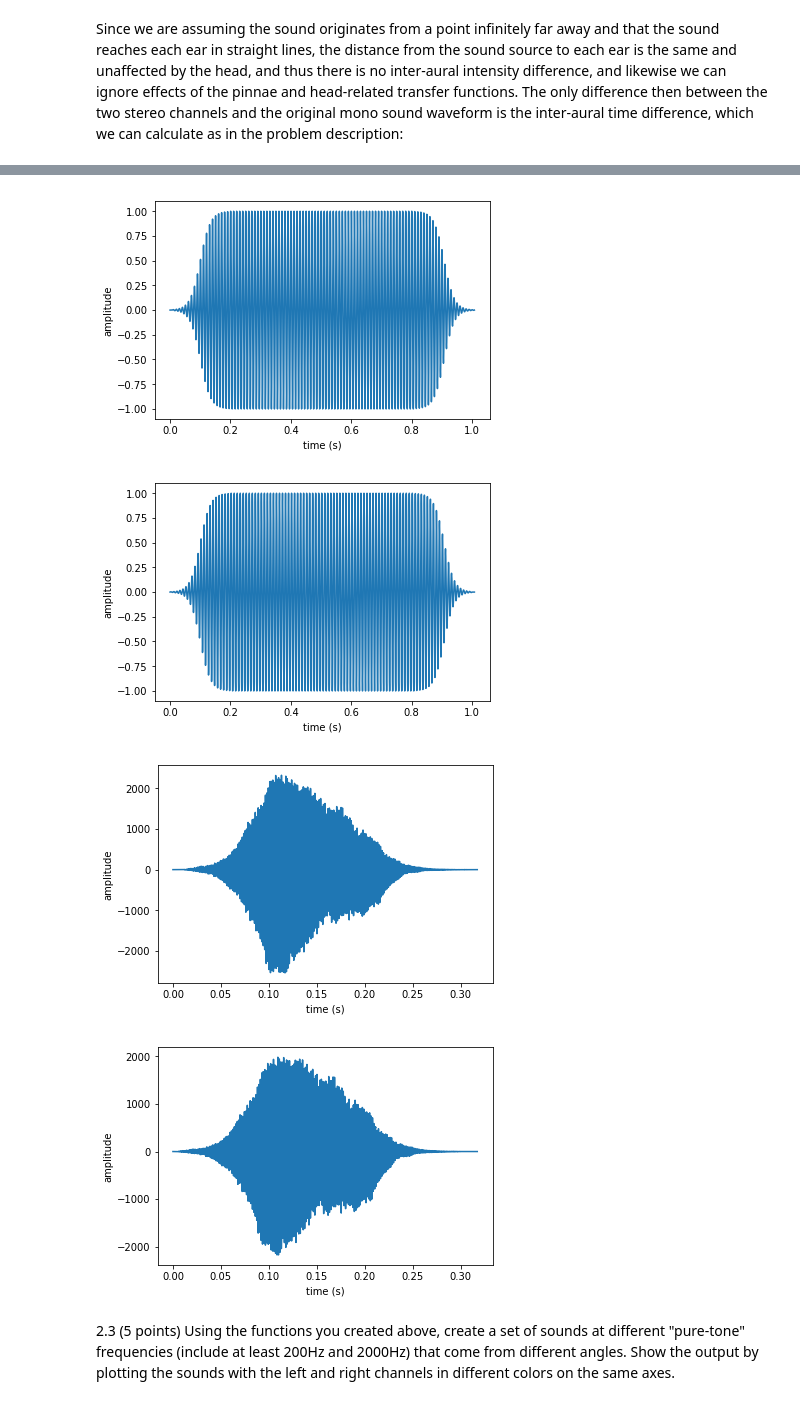
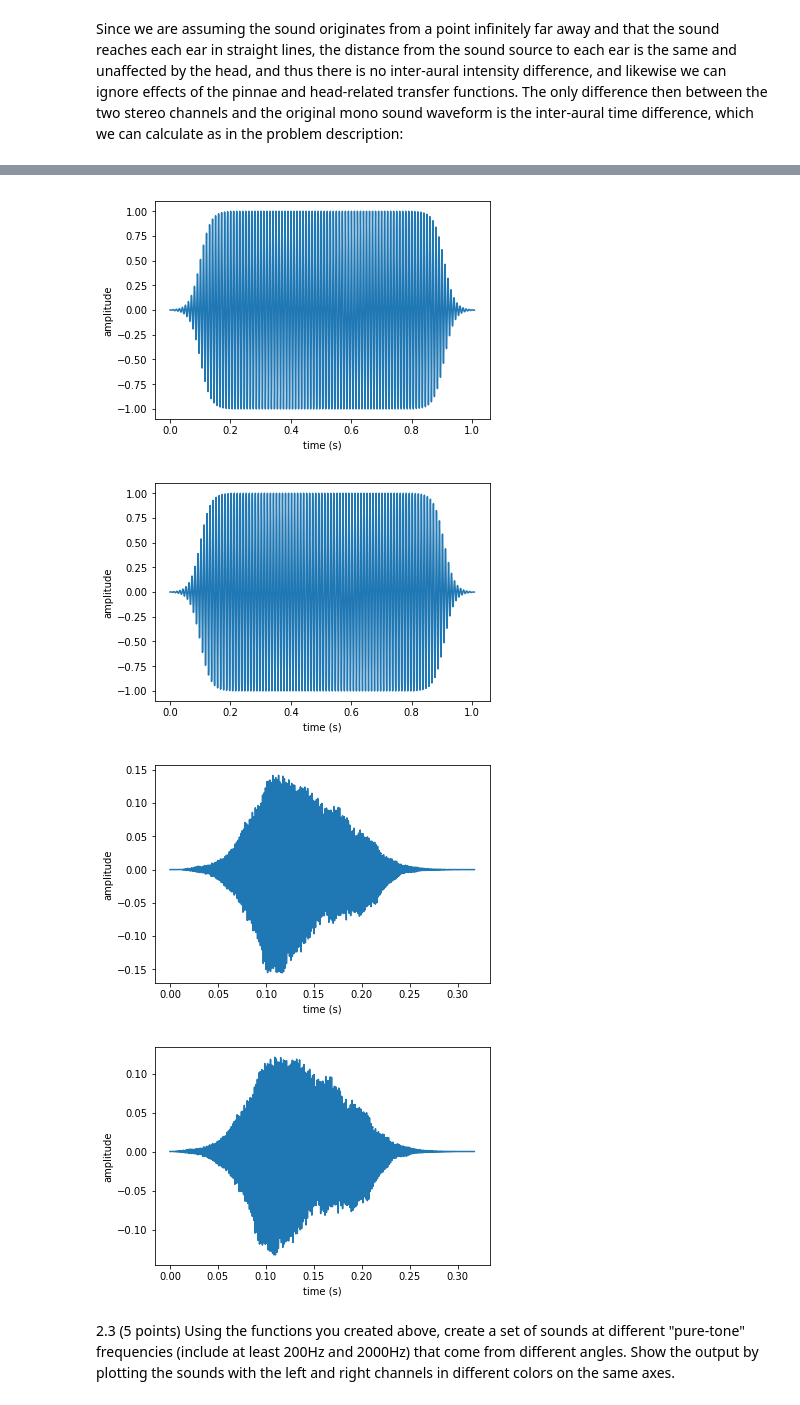
Before and after one commit to brennanmcfarland/computational-perception-class, a Jupyter notebook: CP-A3-bfm21.ipynb, the cells around one changed output, grey strips where cells are left out. Saved outputs shown, nothing was run; the diff lists cells and outputs as text; code cells hidden in the pictures.

```diff
--- a/CP-A3-bfm21.ipynb
+++ b/CP-A3-bfm21.ipynb
@@ -179,9 +176,6 @@ def stereo_and_ramp(wave, angle, srate, ramp_len, print_itd=False):
     stereo_sound[:, 0], stereo_sound[:, 1] = channel_1, channel_2
     return stereo_sound, channel_1, channel_2
 # %%
-# TODO: make this modifiable with the interactive library? may also want to make this a loop with lambdas
-angle = -45
-
 # convenience class to make it easier to iteratively test each case
 class SoundWave:
     def __init__(self, domain, codomain, srate):
@@ -190,27 +184,34 @@ class SoundWave:
         self.srate = srate
 
 
-# demonstrate with sine wave
-sine_srate = 44100
-sine_domain, sine_codomain = sine_wave(freq=100, secs=1, srate=sine_srate, return_domain=True)
-sine_sound_wave = SoundWave(sine_domain, sine_codomain, sine_srate)
+# gets a sine wave and real sound wave as example sounds
+def get_example_sounds():
+    # demonstrate with sine wave
+    sine_srate = 44100
+    sine_domain, sine_codomain = sine_wave(freq=100, secs=1, srate=sine_srate, return_domain=True)
+    sine_sound_wave = SoundWave(sine_domain, sine_codomain, sine_srate)
 
-# demonstrate with real sound
-real_srate, real_codomain = wavfile.read('note.wav')
-real_sound_wave = SoundWave(np.linspace(0, len(real_codomain) / real_srate, len(real_codomain)), real_codomain, real_srate)
+    # demonstrate with real sound
+    real_srate, real_codomain = open_wav('note.wav')
+    real_sound_wave = SoundWave(np.linspace(0, len(real_codomain) / real_srate, len(real_codomain)), real_codomain, real_srate)
 
-for sound_wave in (sine_sound_wave, real_sound_wave):
-    stereo_sound, channel_1, channel_2 = stereo_and_ramp(sound_wave.codomain, angle, sound_wave.srate, .2)
-    play_sound(stereo_sound, sound_wave.srate, channels=2)
-    sound_len = len(stereo_sound[:, 0])
-    plot_wave(np.linspace(0, sound_len / sound_wave.srate, sound_len), stereo_sound[:, 0], ylabel='amplitude')
-    plot_wave(np.linspace(0, sound_len / sound_wave.srate, sound_len), stereo_sound[:, 1], ylabel='amplitude')
-    time.sleep(1) # to let the sound finish playing uninterrupted
+    return sine_sound_wave, real_sound_wave
-# %% [output]
-[figure, removed]
-[figure, removed]
-[figure, removed]
-[figure, removed]
+# %%
+angle = -45
+
+sine_sound_wave, real_sound_wave = get_example_sounds()
+
+for sound_wave in (sine_sound_wave, real_sound_wave):
+    stereo_sound, channel_1, channel_2 = stereo_and_ramp(sound_wave.codomain, angle, sound_wave.srate, .2)
+    play_sound(stereo_sound, sound_wave.srate, channels=2)
+    sound_len = len(stereo_sound[:, 0])
+    plot_wave(np.linspace(0, sound_len / sound_wave.srate, sound_len), stereo_sound[:, 0], ylabel='amplitude')
+    plot_wave(np.linspace(0, sound_len / sound_wave.srate, sound_len), stereo_sound[:, 1], ylabel='amplitude')
+# %% [output]
+[figure, added]
+[figure, added]
+[figure, added]
+[figure, added]
 # %% [markdown]
 2.3 (5 points)  Using the functions you created above, create a set of sounds at different "pure-tone" frequencies (include at least 200Hz and 2000Hz) that come from different angles.  Show the output by plotting the sounds with the left and right channels in different colors on the same axes.
 # %%
```
Also changed, not shown: parts of 17 cells of this notebook.
